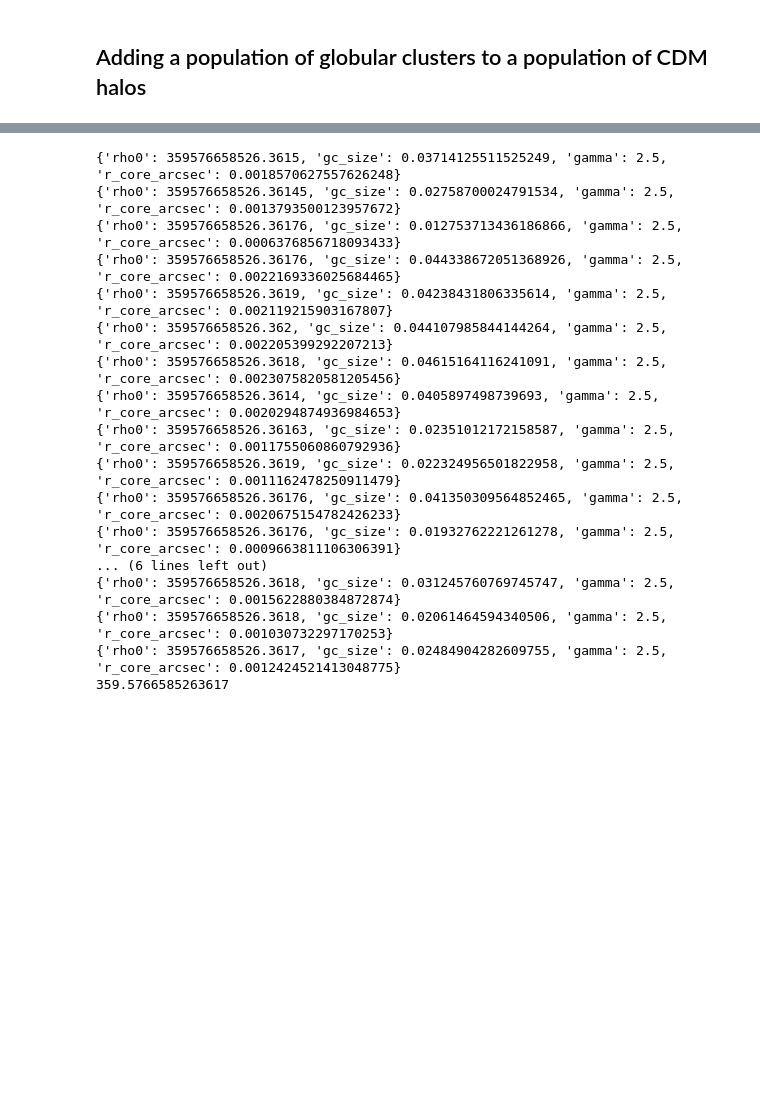
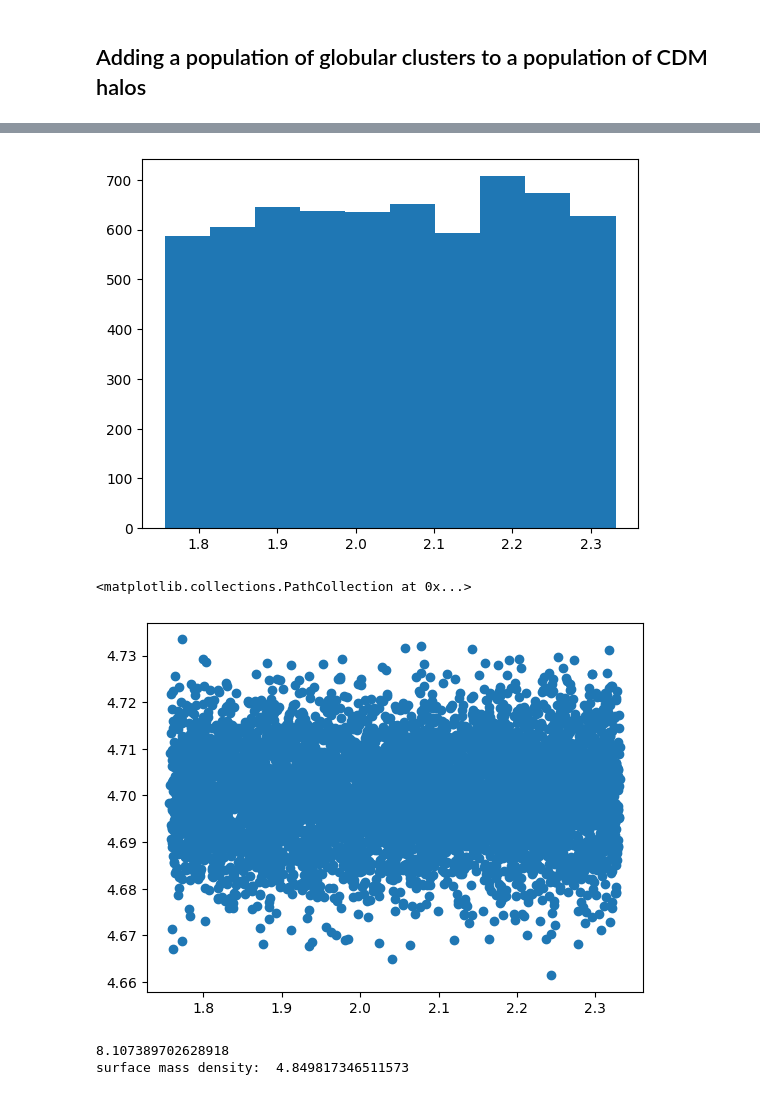
Before and after one commit to dangilman/pyHalo, a Jupyter notebook: example_notebooks/globular_clusters.ipynb, the cells around one changed output, grey strips where cells are left out. Saved outputs shown, nothing was run; the diff lists cells and outputs as text; code cells hidden in the pictures; blank space fills up the shorter version.

Commit message:
update globular cluster model

```diff
--- a/example_notebooks/globular_clusters.ipynb
+++ b/example_notebooks/globular_clusters.ipynb
@@ -147,28 +101,34 @@ GCs = ext.add_globular_clusters(log10_mgc_mean,
-# %%
-rho0 = []
-
-for gc in GCs.halos:
-    profile_args = gc.profile_args
-    print(profile_args)
-    rho0.append(profile_args['rho0'])
-rho0 = profile_args['rho0'] # solar masses per kpc^3
-rho0_msun_per_pc = rho0 * 1e-9
-print(rho0_msun_per_pc)
-# %% [output]
-{'rho0': 359576658526.3615, 'gc_size': 0.03714125511525249, 'gamma': 2.5, 'r_core_arcsec': 0.0018570627557626248}
-{'rho0': 359576658526.36145, 'gc_size': 0.02758700024791534, 'gamma': 2.5, 'r_core_arcsec': 0.0013793500123957672}
-{'rho0': 359576658526.36176, 'gc_size': 0.012753713436186866, 'gamma': 2.5, 'r_core_arcsec': 0.0006376856718093433}
-{'rho0': 359576658526.36176, 'gc_size': 0.044338672051368926, 'gamma': 2.5, 'r_core_arcsec': 0.0022169336025684465}
-{'rho0': 359576658526.3619, 'gc_size': 0.04238431806335614, 'gamma': 2.5, 'r_core_arcsec': 0.002119215903167807}
-{'rho0': 359576658526.362, 'gc_size': 0.044107985844144264, 'gamma': 2.5, 'r_core_arcsec': 0.002205399292207213}
-{'rho0': 359576658526.3618, 'gc_size': 0.04615164116241091, 'gamma': 2.5, 'r_core_arcsec': 0.0023075820581205456}
-{'rho0': 359576658526.3614, 'gc_size': 0.0405897498739693, 'gamma': 2.5, 'r_core_arcsec': 0.0020294874936984653}
-{'rho0': 359576658526.36163, 'gc_size': 0.02351012172158587, 'gamma': 2.5, 'r_core_arcsec': 0.0011755060860792936}
-{'rho0': 359576658526.3619, 'gc_size': 0.022324956501822958, 'gamma': 2.5, 'r_core_arcsec': 0.0011162478250911479}
-{'rho0': 359576658526.36176, 'gc_size': 0.041350309564852465, 'gamma': 2.5, 'r_core_arcsec': 0.0020675154782426233}
-{'rho0': 359576658526.36176, 'gc_size': 0.01932762221261278, 'gamma': 2.5, 'r_core_arcsec': 0.0009663811106306391}
-... (6 lines left out)
-{'rho0': 359576658526.3618, 'gc_size': 0.031245760769745747, 'gamma': 2.5, 'r_core_arcsec': 0.0015622880384872874}
-{'rho0': 359576658526.3618, 'gc_size': 0.02061464594340506, 'gamma': 2.5, 'r_core_arcsec': 0.001030732297170253}
-{'rho0': 359576658526.3617, 'gc_size': 0.02484904282609755, 'gamma': 2.5, 'r_core_arcsec': 0.0012424521413048775}
-359.5766585263617
+# %%
+real = CDM(zlens, zsource, LOS_normalization=0.0, sigma_sub=0.0,
+                     cone_opening_angle_arcsec=cone_opening_angle_arcsec,
+                    log_mlow=7.0)
+ext = RealizationExtensions(real)
+log10_mgc_mean = 4.7
+log10_mgc_sigma = 0.01
+realization_GCs = ext.add_globular_clusters(log10_mgc_mean,
+                                         log10_mgc_sigma,
+                                         rendering_radius_arcsec,
+                                            gc_size_mean=100,
+                                            gc_size_sigma=0.1,
+                                            gc_concentration_mean=80,
+                                            gc_concentration_sigma=0.1,
+                                            gc_surface_mass_density=1e7,
+                                        center_x=center_x, center_y=center_y)
+central_density = []
+size = []
+masses = []
+for gc in realization_GCs.halos:
+    rho0, gc_size_kpc, gamma, r_core_kpc = gc.profile_args
+    central_density.append(rho0)
+    size.append(gc_size_kpc)
+    masses.append(gc.mass)
+# %%
+kpc_per_lyr = 0.31 * 1e-3
+rho0_msun_per_cubiclyr = np.array(central_density) * kpc_per_lyr ** 3
+plt.hist(np.log10(rho0_msun_per_cubiclyr)); plt.show()
+
+plt.scatter(np.log10(rho0_msun_per_cubiclyr), np.log10(masses))
+# %% [output]
+[figure, added]
+<matplotlib.collections.PathCollection at 0x...>
+[figure, added]
@@ -174,0 +137,16 @@ print(rho0_msun_per_pc)
+# %%
+rhos, rs, r200 = real.lens_cosmo.NFW_params_physical(10**13., 5, 0.5)
+R_ein = 8.0 # kpc
+R_eff = 2 * R_ein
+R = 8 * R_eff
+x = R/rs
+fx = np.log(1+x) -x/(1+x)
+nfw_mass = 4 * np.pi * rs ** 3 * rhos * fx
+f = 3.4e-5
+M_globular = f * nfw_mass
+print(np.log10(M_globular))
+area = np.pi * (3 * R_ein) ** 2
+print('surface mass density: ', np.log10(M_globular/area))
+# %% [output]
+8.107389702628918
+surface mass density:  4.849817346511573
```
Also changed, not shown: parts of 9 cells of this notebook, 7 other files.
